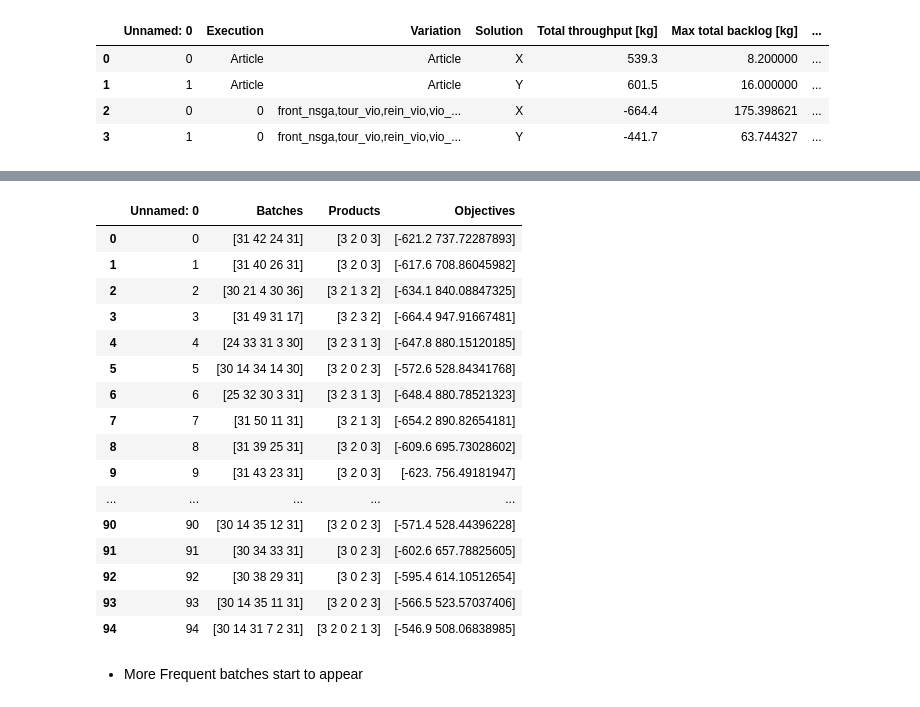
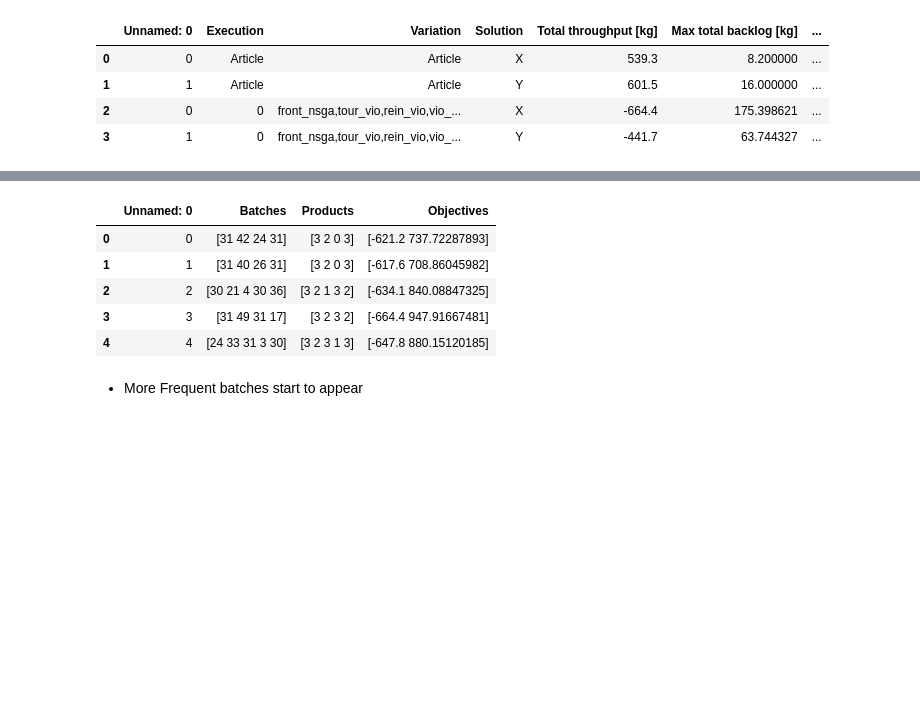
Before and after one commit to DTKx/capacityplanpy, a Jupyter notebook: 02_implementacao/parse_raw.ipynb, the cells around one changed output, grey strips where cells are left out. Drawn from its saved outputs; the diff is of its cells as text; code cells hidden in the pictures; blank space fills up the shorter version.

```diff
--- a/02_implementacao/parse_raw.ipynb
+++ b/02_implementacao/parse_raw.ipynb
@@ -364,24 +358,13 @@ result
 # %%
 name="17-111"+"solutions.csv"
 results=pd.read_csv(root_path_analysis+name)# Import from csv
-results
+results.head(5)
 # %% [output]
 |  | Unnamed: 0 | Batches | Products | Objectives |
 | 0 | 0 | [31 42 24 31] | [3 2 0 3] | [-621.2 737.72287893] |
 | 1 | 1 | [31 40 26 31] | [3 2 0 3] | [-617.6 708.86045982] |
 | 2 | 2 | [30 21 4 30 36] | [3 2 1 3 2] | [-634.1 840.08847325] |
 | 3 | 3 | [31 49 31 17] | [3 2 3 2] | [-664.4 947.91667481] |
 | 4 | 4 | [24 33 31 3 30] | [3 2 3 1 3] | [-647.8 880.15120185] |
-| 5 | 5 | [30 14 34 14 30] | [3 2 0 2 3] | [-572.6 528.84341768] |
-| 6 | 6 | [25 32 30 3 31] | [3 2 3 1 3] | [-648.4 880.78521323] |
-| 7 | 7 | [31 50 11 31] | [3 2 1 3] | [-654.2 890.82654181] |
-| 8 | 8 | [31 39 25 31] | [3 2 0 3] | [-609.6 695.73028602] |
-| 9 | 9 | [31 43 23 31] | [3 2 0 3] | [-623. 756.49181947] |
-| ... | ... | ... | ... | ... |
-| 90 | 90 | [30 14 35 12 31] | [3 2 0 2 3] | [-571.4 528.44396228] |
-| 91 | 91 | [30 34 33 31] | [3 0 2 3] | [-602.6 657.78825605] |
-| 92 | 92 | [30 38 29 31] | [3 0 2 3] | [-595.4 614.10512654] |
-| 93 | 93 | [30 14 35 11 31] | [3 2 0 2 3] | [-566.5 523.57037406] |
-| 94 | 94 | [30 14 31 7 2 31] | [3 2 0 2 1 3] | [-546.9 508.06838985] |
 # %% [markdown]
 - More Frequent batches start to appear
```
Also changed, not shown: parts of 29 cells of this notebook, 1 other file.
